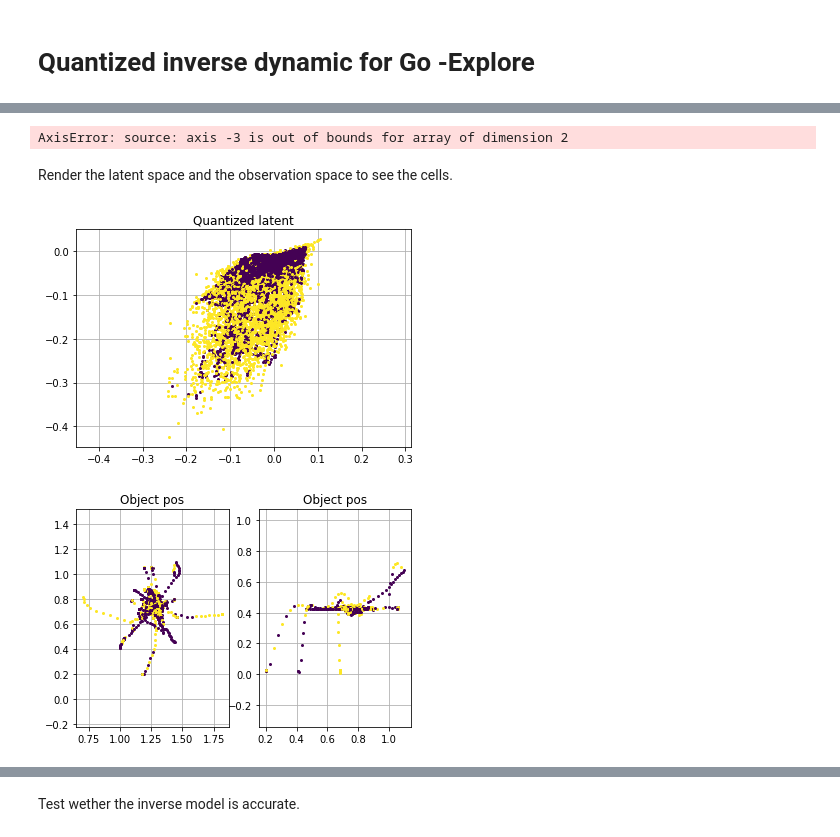
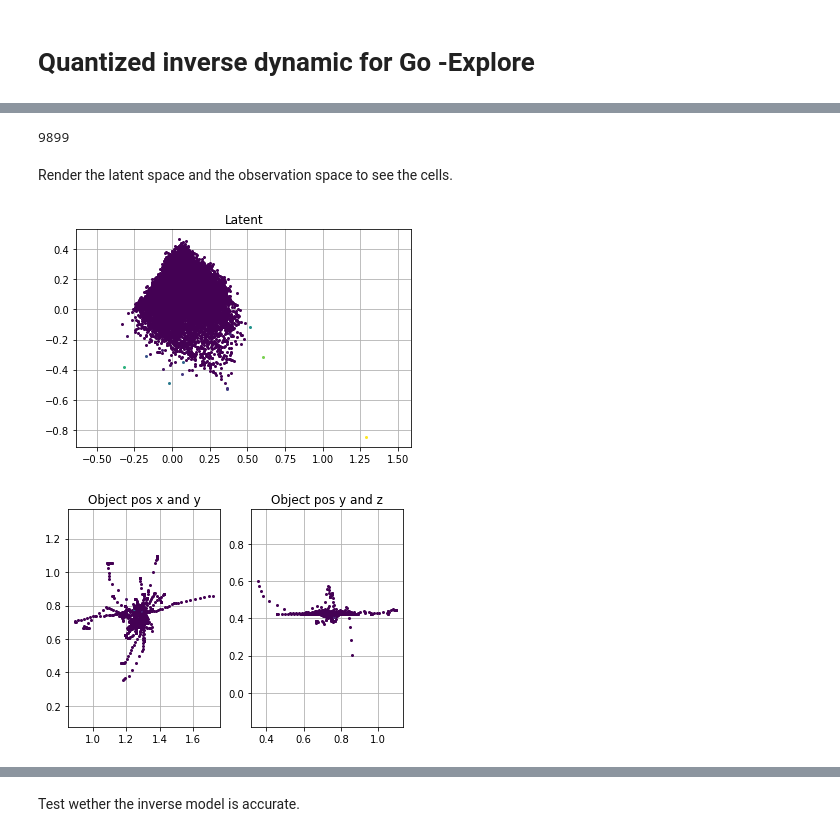
Before and after one commit to qgallouedec/lge, a Jupyter notebook: notebooks/latent_go_explore_fetch.ipynb, the cells around one changed output, grey strips where cells are left out. Saved outputs shown, nothing was run; the diff lists cells and outputs as text; code cells hidden in the pictures.

```diff
--- a/notebooks/latent_go_explore_fetch.ipynb
+++ b/notebooks/latent_go_explore_fetch.ipynb
@@ -1,22 +1,21 @@
 # %% [markdown]
 # Quantized inverse dynamic for  Go -Explore
 # %%
-import numpy as np
-
 import gym
 import gym_robotics
 from stable_baselines3 import SAC
-from lge.lge import LatentGoExplore
+from lge import LatentGoExplore
 
 env = gym.make("__root__/FetchNoTask-v1", image_obs_space=False)
 
+n = 30_000
 lge = LatentGoExplore(
     SAC,
     env,
-    traj_step=10,
-    latent_size=16,
-    distance_threshold=0.2,
-    model_kwargs=dict(buffer_size=40_000),
+    latent_size=4,
+    distance_threshold=0.5,
+    p=0.2,
+    model_kwargs=dict(buffer_size=n),
     verbose=1,
 )
 # %% [output]
@@ -24,5 +23,4 @@ Using cpu device
 # %%
-n = 40_000
 lge.explore(n)
 # %% [output]
 ---------------------------------
@@ -51,61 +45,52 @@ Display the 10 less dense observations.
-# %%
-from PIL import Image
-from IPython.display import display
-
-archive = lge.archive
-idxs = archive.sorted_density[:10]
-observations = archive.next_observations["observation"][idxs, 0]
-img = Image.fromarray(np.hstack(np.moveaxis(observations, -3, -1)))
-display(img)
-# %% [output]
-AxisError: source: axis -3 is out of bounds for array of dimension 2
+# %%
+import numpy as np
+
+archive = lge.archive
+observations = archive.next_observations["observation"].reshape(n, -1)
+embeddings = archive.next_embeddings[:n].reshape(n, -1)
+sorted_density = archive.sorted_density[:n]
+_, inverse = np.unique(sorted_density, return_index=True)
+p = (1 - lge.archive.p) ** (np.arange(n) - 1) * lge.archive.p
+w = p[inverse]
+density = archive.density[:n]
+# %%
+color.argmax()
+# %% [output]
+9899
 # %% [markdown]
 Render the latent space and the observation space to see the cells.
-# %%
-import matplotlib.pyplot as plt
-
-cmap = plt.get_cmap()
-
-embeddings = lge.archive.next_embeddings[:n].reshape(n, -1)
-density = lge.archive.density
-sorted_density = lge.archive.sorted_density
-l_density = (density < np.quantile(density, 0.10)).astype(float)
 # %%
+import matplotlib.pyplot as plt
+
+cmap = plt.get_cmap()
+color = w / w.max()
+
 fig, axs = plt.subplots(1, 1)
 
 # Quantized latent
 axs.grid()
-axs.set_title("Quantized latent")
+axs.set_title("Latent")
 axs.axis("equal")
 for i in range(n):
-    axs.plot(*embeddings[:, 6:8][i].T, "o", c=cmap(l_density[i]), markersize=2)
+    axs.plot(*embeddings[:, 0:2][i].T, "o", c=cmap(color[i]), markersize=2)
 # %% [output]
-[figure, old version]
+[figure, new version]
 # %%
-idx = lge.archive.sorted_density[:20]
-# 0, 1, 2    = gripper_pos
-# 3, 4       = gripper_width
-# 5, 6, 7    = gripper_vel
-# 8, 9, 10   = object_pos
-# 11, 12, 13 = object_rot
-# 14, 15, 16 = object_velp
-# 17, 18, 19 = object_velr
-
 fig, axs = plt.subplots(1, 2)
 
 # Quantized latent
 axs[0].grid()
-axs[0].set_title("Object pos")
+axs[0].set_title("Object pos x and y")
 axs[0].axis("equal")
 axs[1].grid()
-axs[1].set_title("Object pos")
+axs[1].set_title("Object pos y and z")
 axs[1].axis("equal")
 
 for i in range(n):
-    axs[0].plot(*lge.archive.next_observations["observation"][i, 0, 8:10].T, "o", c=cmap(l_density[i]), markersize=2)
-    axs[1].plot(*lge.archive.next_observations["observation"][i, 0, 9:11].T, "o", c=cmap(l_density[i]), markersize=2)
+    axs[0].plot(*observations[i, 8:10].T, "o", c=cmap(color[i]), markersize=2)
+    axs[1].plot(*observations[i, 9:11].T, "o", c=cmap(color[i]), markersize=2)
 # %% [output]
-[figure, old version]
+[figure, new version]
 # %%
 print(lge.archive.next_observations["observation"][:, 0, 10].max())
 # %% [output]
```
Also changed, not shown: parts of 5 cells of this notebook, 3 other files.
